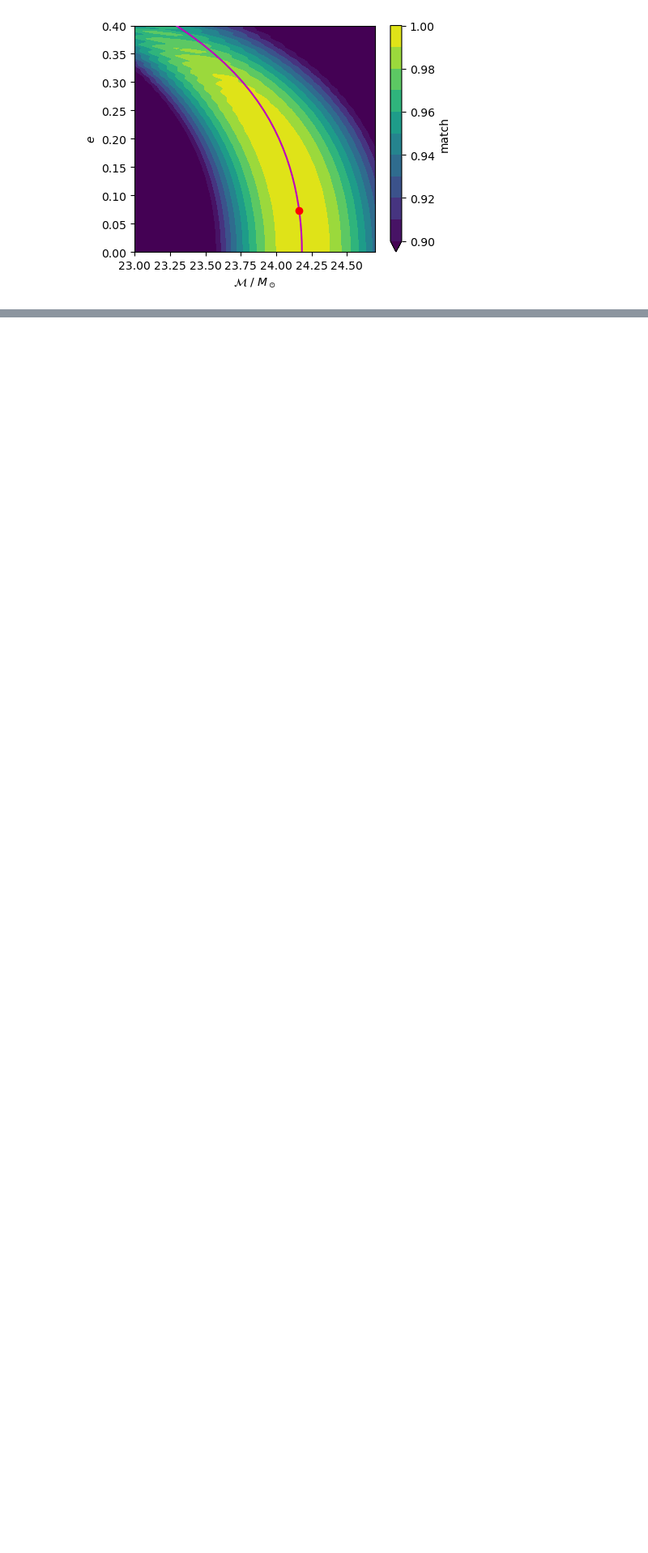
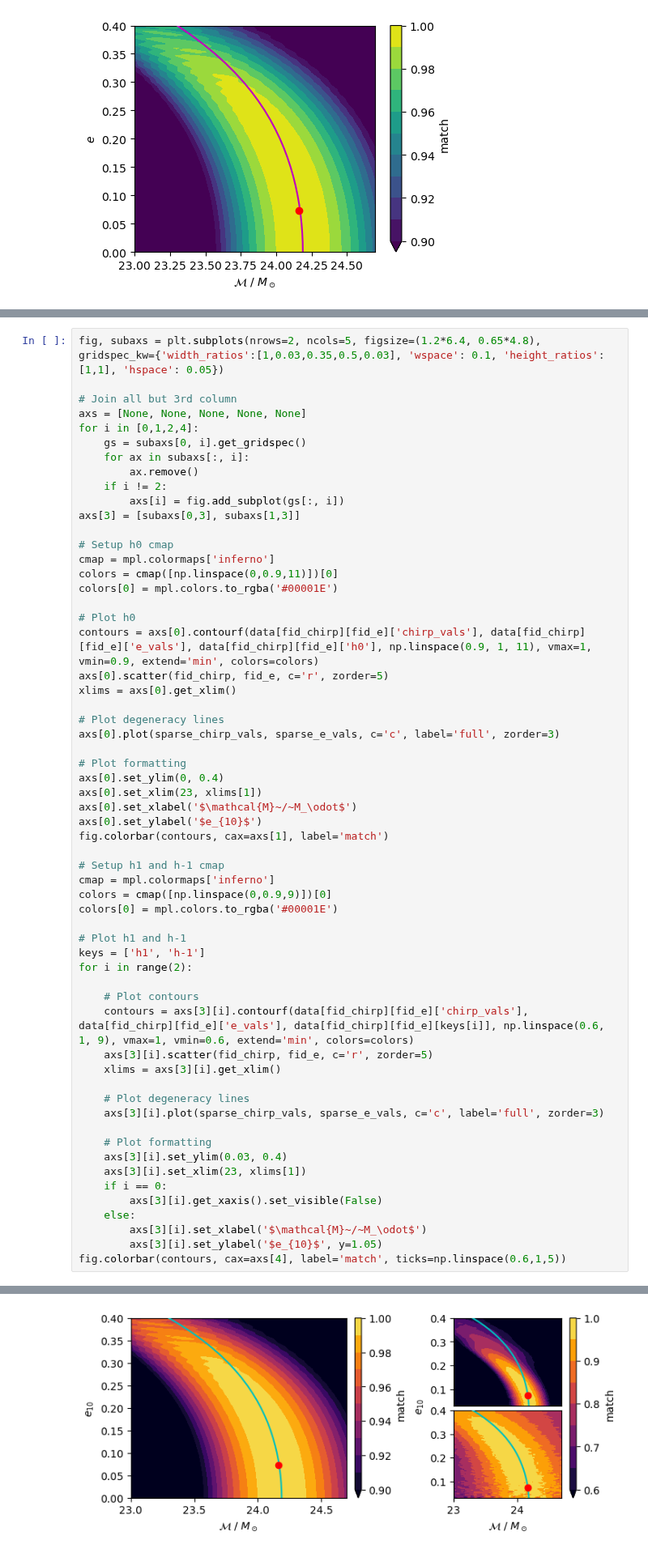
Before and after one commit to BenGPatterson/EccentricHarmonics, a Jupyter notebook: harmonic_degeneracies.ipynb, the cells around one changed output, grey strips where cells are left out. Shown at 81% size. Saved outputs shown, nothing was run; the diff lists cells and outputs as text; blank space fills up the shorter version.

```diff
--- a/harmonic_degeneracies.ipynb
+++ b/harmonic_degeneracies.ipynb
@@ -106,0 +88,60 @@ plt.savefig('Figures/ho_harms.png', dpi=450, bbox_inches='tight')
+# %%
+fig, subaxs = plt.subplots(nrows=2, ncols=5, figsize=(1.2*6.4, 0.65*4.8), gridspec_kw={'width_ratios':[1,0.03,0.35,0.5,0.03], 'wspace': 0.1, 'height_ratios':[1,1], 'hspace': 0.05})
+
+# Join all but 3rd column
+axs = [None, None, None, None, None]
+for i in [0,1,2,4]:
+    gs = subaxs[0, i].get_gridspec()
+    for ax in subaxs[:, i]:
+        ax.remove()
+    if i != 2:
+        axs[i] = fig.add_subplot(gs[:, i])
+axs[3] = [subaxs[0,3], subaxs[1,3]]
+
+# Setup h0 cmap
+cmap = mpl.colormaps['inferno']
+colors = cmap([np.linspace(0,0.9,11)])[0]
+colors[0] = mpl.colors.to_rgba('#00001E')
+
+# Plot h0
+contours = axs[0].contourf(data[fid_chirp][fid_e]['chirp_vals'], data[fid_chirp][fid_e]['e_vals'], data[fid_chirp][fid_e]['h0'], np.linspace(0.9, 1, 11), vmax=1, vmin=0.9, extend='min', colors=colors)
+axs[0].scatter(fid_chirp, fid_e, c='r', zorder=5)
+xlims = axs[0].get_xlim()
+
+# Plot degeneracy lines
+axs[0].plot(sparse_chirp_vals, sparse_e_vals, c='c', label='full', zorder=3)
+
+# Plot formatting
+axs[0].set_ylim(0, 0.4)
+axs[0].set_xlim(23, xlims[1])
+axs[0].set_xlabel('$\mathcal{M}~/~M_\odot$')
+axs[0].set_ylabel('$e_{10}$')
+fig.colorbar(contours, cax=axs[1], label='match')
+
+# Setup h1 and h-1 cmap
+cmap = mpl.colormaps['inferno']
+colors = cmap([np.linspace(0,0.9,9)])[0]
+colors[0] = mpl.colors.to_rgba('#00001E')
+
+# Plot h1 and h-1
+keys = ['h1', 'h-1']
+for i in range(2):
+
+    # Plot contours
+    contours = axs[3][i].contourf(data[fid_chirp][fid_e]['chirp_vals'], data[fid_chirp][fid_e]['e_vals'], data[fid_chirp][fid_e][keys[i]], np.linspace(0.6, 1, 9), vmax=1, vmin=0.6, extend='min', colors=colors)
+    axs[3][i].scatter(fid_chirp, fid_e, c='r', zorder=5)
+    xlims = axs[3][i].get_xlim()
+
+    # Plot degeneracy lines
+    axs[3][i].plot(sparse_chirp_vals, sparse_e_vals, c='c', label='full', zorder=3)
+
+    # Plot formatting
+    axs[3][i].set_ylim(0.03, 0.4)
+    axs[3][i].set_xlim(23, xlims[1])
+    if i == 0:
+        axs[3][i].get_xaxis().set_visible(False)
+    else:
+        axs[3][i].set_xlabel('$\mathcal{M}~/~M_\odot$')
+        axs[3][i].set_ylabel('$e_{10}$', y=1.05)
+fig.colorbar(contours, cax=axs[4], label='match', ticks=np.linspace(0.6,1,5))
+# %% [output]
@@ -106,0 +149 @@ plt.savefig('Figures/ho_harms.png', dpi=450, bbox_inches='tight')
+[figure, added]
```
Also changed, not shown: parts of 6 cells of this notebook, 13 other files.
